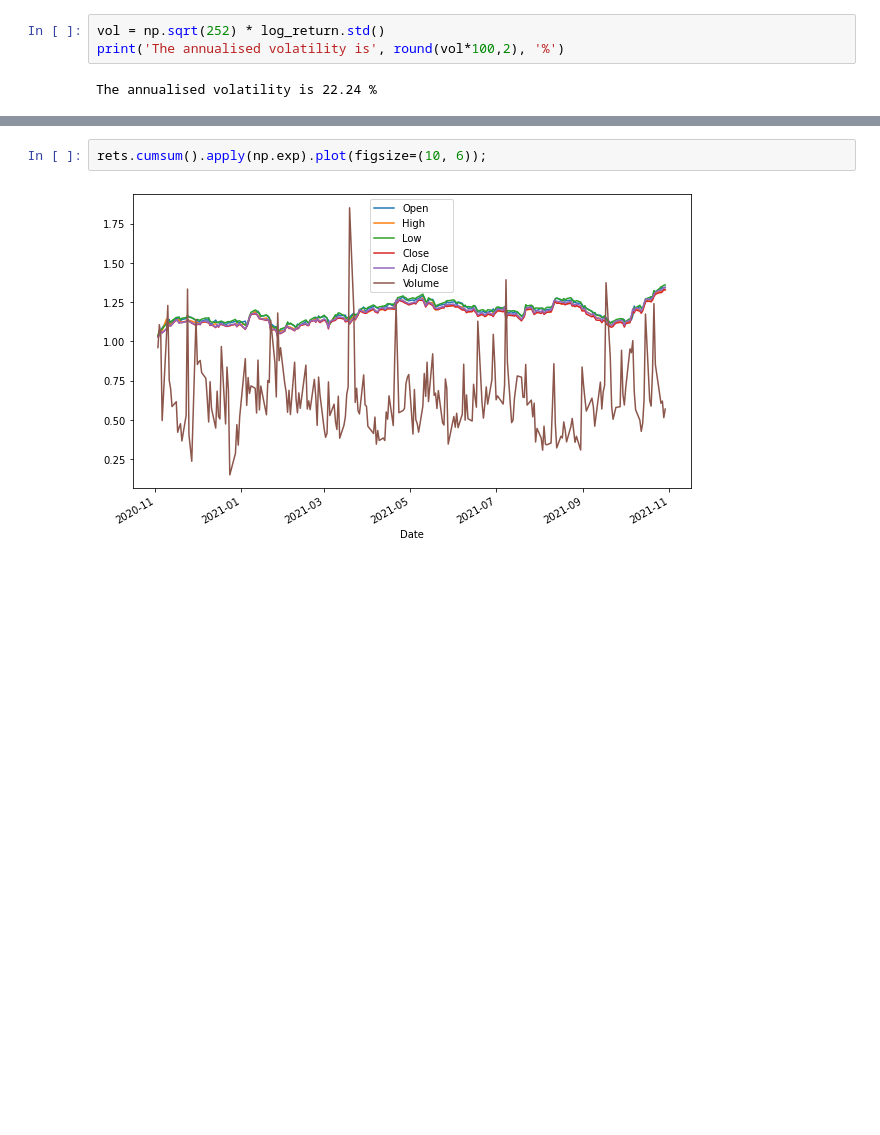
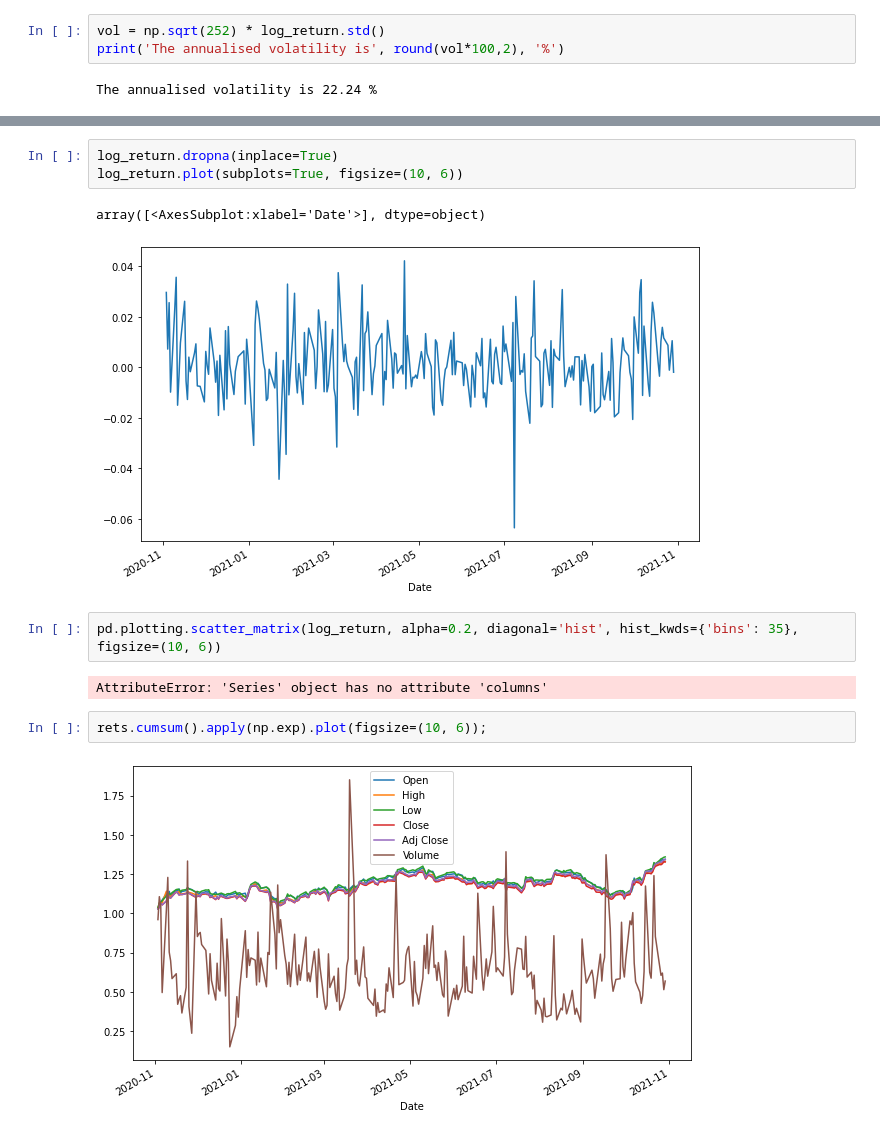
Before and after one commit to Falaita/Computational-Finanace-Course-Work, a Jupyter notebook: CSX.ipynb, the cells around one changed output, grey strips where cells are left out. Drawn from its saved outputs; the diff is of its cells as text; blank space fills up the shorter version.

```diff
--- a/CSX.ipynb
+++ b/CSX.ipynb
@@ -71,3 +89,13 @@ rets.head().round(4)
+# %%
+log_return.dropna(inplace=True)
+log_return.plot(subplots=True, figsize=(10, 6))
+# %% [output]
+array([<AxesSubplot:xlabel='Date'>], dtype=object)
+[figure, added]
+# %%
+pd.plotting.scatter_matrix(log_return, alpha=0.2, diagonal='hist', hist_kwds={'bins': 35}, figsize=(10, 6))
+# %% [output]
+AttributeError: 'Series' object has no attribute 'columns'
 # %%
 rets.cumsum().apply(np.exp).plot(figsize=(10, 6));
 # %% [output]
```
Also changed, not shown: parts of 5 cells of this notebook.
